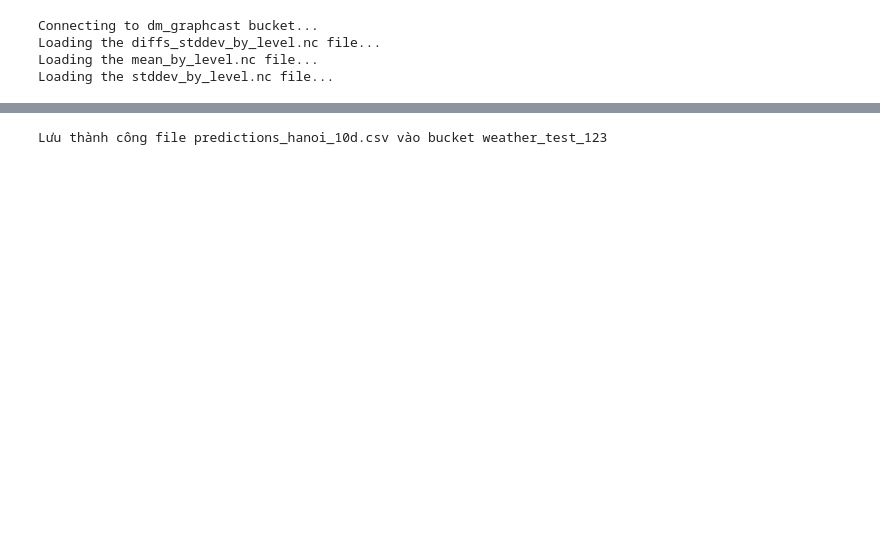
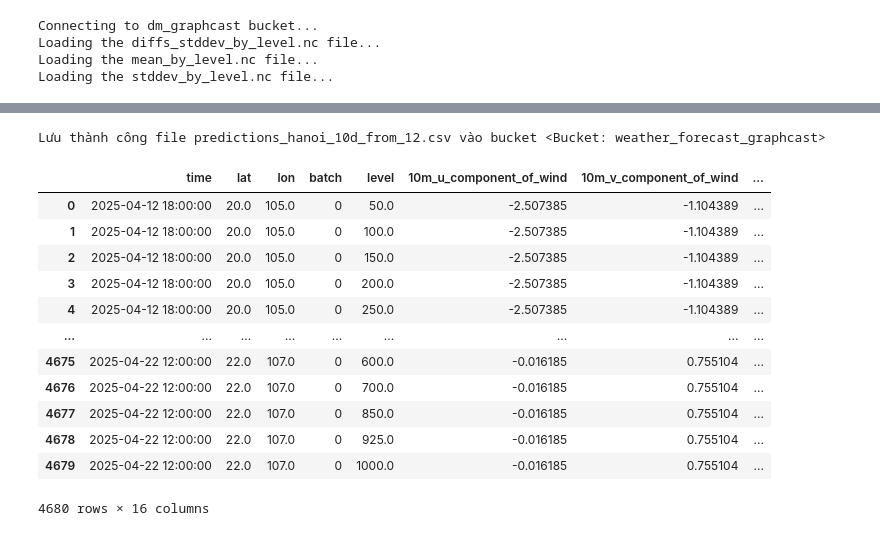
Before and after one commit to kienle141204/weather-forecast-by-graphcast, a Jupyter notebook: weather_forecast_by_graphcast.ipynb, the cells around one changed output, grey strips where cells are left out. Saved outputs shown, nothing was run; the diff lists cells and outputs as text; code cells hidden in the pictures; blank space fills up the shorter version.

Commit message:
update: save input data

```diff
--- a/weather_forecast_by_graphcast.ipynb
+++ b/weather_forecast_by_graphcast.ipynb
@@ -548,13 +545,35 @@ os.environ["GOOGLE_APPLICATION_CREDENTIALS"] = '/content/silicon-stock-452315-h4
 # Khởi tạo client
 c = storage.Client()
 
-bucket_name = 'weather_test_123'
-destination_blob_name = 'predictions_hanoi_10d.csv'  # Tên file sẽ lưu trên GCS
+bucket_input = 'weather_input'
+bucket_predict = 'weather_forecast_graphcast'
+destination_blob_name = f'predictions_hanoi_10d_from_{first_prediction.day}.csv'  # Tên file sẽ lưu trên GCS
 
-bucket = c.get_bucket(bucket_name)
+bucket_in = c.get_bucket(bucket_input)
+bucket_pre = c.get_bucket(bucket_predict)
 
-blob = bucket.blob(destination_blob_name)
-blob.upload_from_filename('predictions_hanoi_10d.csv')
-print(f"Lưu thành công file {destination_blob_name} vào bucket {bucket_name}")
+blob1 = bucket_in.blob(f'inputs_hanoi_{first_prediction.day}.csv')
+blob1.upload_from_filename(f'inputs_hanoi_{first_prediction.day}.csv')
+
+blob2 = bucket_pre.blob(destination_blob_name)
+blob2.upload_from_filename(f'predictions_hanoi_10d_from_{first_prediction.day}.csv')
+print(f"Lưu thành công file {destination_blob_name} vào bucket {bucket_pre}")
 # %% [output]
-Lưu thành công file predictions_hanoi_10d.csv vào bucket weather_test_123
+Lưu thành công file predictions_hanoi_10d_from_12.csv vào bucket <Bucket: weather_forecast_graphcast>
+# %%
+df = pd.read_csv(f'/content/predictions_hanoi_10d_from_{first_prediction.day}.csv')
+df
+# %% [output]
+|  | time | lat | lon | batch | level | 10m_u_component_of_wind | 10m_v_component_of_wind | ... |
+| 0 | 2025-04-12 18:00:00 | 20.0 | 105.0 | 0 | 50.0 | -2.507385 | -1.104389 | ... |
+| 1 | 2025-04-12 18:00:00 | 20.0 | 105.0 | 0 | 100.0 | -2.507385 | -1.104389 | ... |
+| 2 | 2025-04-12 18:00:00 | 20.0 | 105.0 | 0 | 150.0 | -2.507385 | -1.104389 | ... |
+| 3 | 2025-04-12 18:00:00 | 20.0 | 105.0 | 0 | 200.0 | -2.507385 | -1.104389 | ... |
+| 4 | 2025-04-12 18:00:00 | 20.0 | 105.0 | 0 | 250.0 | -2.507385 | -1.104389 | ... |
+| ... | ... | ... | ... | ... | ... | ... | ... | ... |
+| 4675 | 2025-04-22 12:00:00 | 22.0 | 107.0 | 0 | 600.0 | -0.016185 | 0.755104 | ... |
+| 4676 | 2025-04-22 12:00:00 | 22.0 | 107.0 | 0 | 700.0 | -0.016185 | 0.755104 | ... |
+| 4677 | 2025-04-22 12:00:00 | 22.0 | 107.0 | 0 | 850.0 | -0.016185 | 0.755104 | ... |
+| 4678 | 2025-04-22 12:00:00 | 22.0 | 107.0 | 0 | 925.0 | -0.016185 | 0.755104 | ... |
+| 4679 | 2025-04-22 12:00:00 | 22.0 | 107.0 | 0 | 1000.0 | -0.016185 | 0.755104 | ... |
+4680 rows × 16 columns
```
Also changed, not shown: parts of 8 cells of this notebook.
